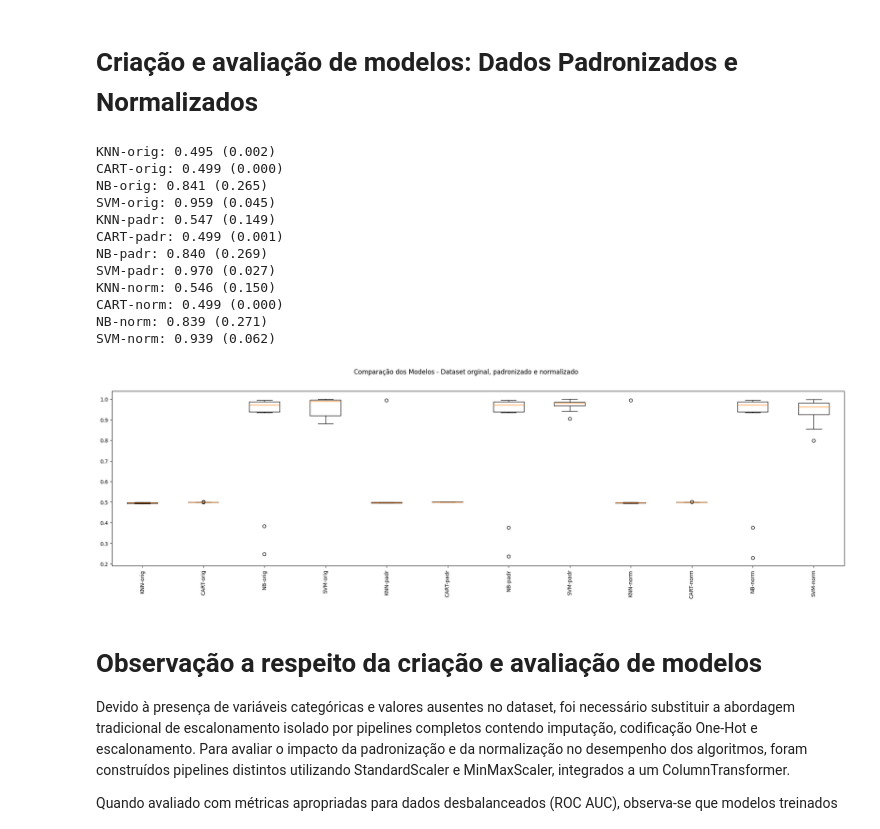
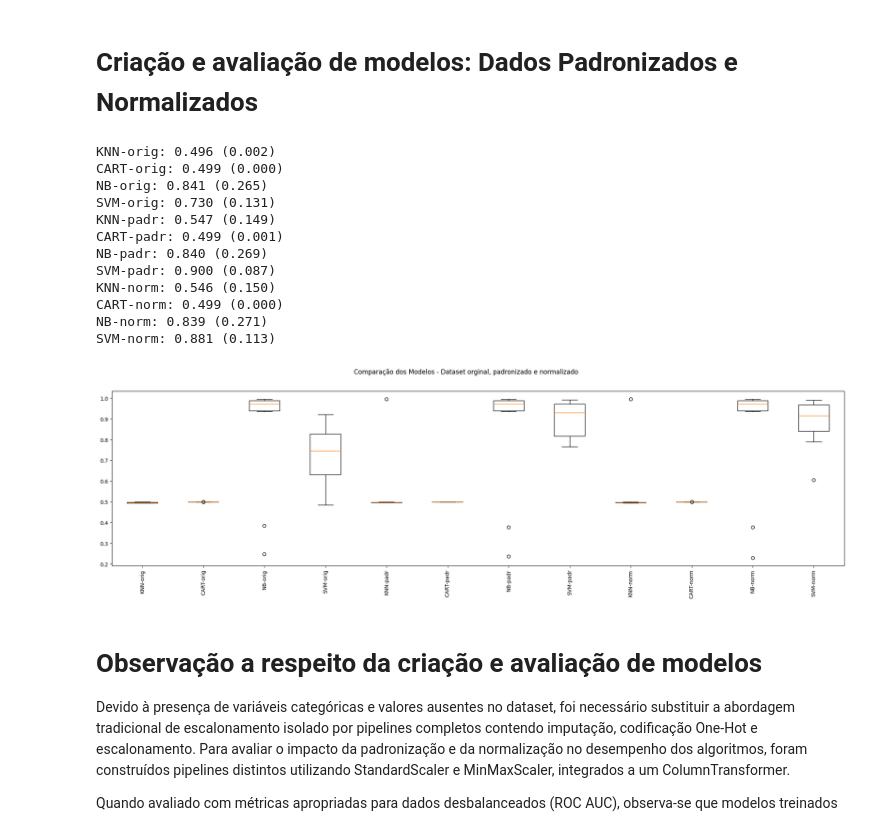
Before and after one commit to sergio-mpm/api-fullstack-compra-inteligente, a Jupyter notebook: MVP_ModeloPreditivo_SGMPM.ipynb, the cells around one changed output. Saved outputs shown, nothing was run; the diff lists cells and outputs as text; code cells hidden in the pictures.

```diff
--- a/MVP_ModeloPreditivo_SGMPM.ipynb
+++ b/MVP_ModeloPreditivo_SGMPM.ipynb
@@ -297,7 +252,7 @@ preprocessor = ColumnTransformer(
 )
 pipeline_svm = Pipeline(steps=[
     ("preprocessor", preprocessor),
-    ("model", SVC(probability=True, random_state=seed, class_weight='balanced'))
+    ("model", SVC(probability=True, random_state=seed))
 ])
 pipeline_knn = Pipeline(steps=[
     ("preprocessor", preprocessor),
@@ -456,7 +411,7 @@ pipelines.append((
     "SVM-orig",
     Pipeline([
         ("preprocessor", preprocessor_original),
-        ("model", SVC(probability=True, random_state=seed, class_weight='balanced'))
+        ("model", SVC(probability=True, random_state=seed))
     ])
 ))
 
@@ -488,7 +443,7 @@ pipelines.append((
     "SVM-padr",
     Pipeline([
         ("preprocessor", preprocessor_standard),
-        ("model", SVC(probability=True, random_state=seed, class_weight='balanced'))
+        ("model", SVC(probability=True, random_state=seed))
     ])
 ))
 
@@ -520,40 +475,40 @@ pipelines.append((
     "SVM-norm",
     Pipeline([
         ("preprocessor", preprocessor_minmax),
-        ("model", SVC(probability=True, random_state=seed, class_weight='balanced'))
+        ("model", SVC(probability=True, random_state=seed))
     ])
 ))
 for name, model in pipelines:
     cv_results = cross_val_score(model,
                                  X_train,
                                  Y_train,
                                  cv=kfold,
                                  scoring=scoring)
     results.append(cv_results)
     names.append(name)
     msg = f"{name}: {cv_results.mean():.3f} ({cv_results.std():.3f})" # formatando para 3 casas decimais
     print(msg)
 
 fig = plt.figure(figsize=(25,6))
 fig.suptitle('Comparação dos Modelos - Dataset orginal, padronizado e normalizado')
 ax = fig.add_subplot(111)
 plt.boxplot(results)
 ax.set_xticklabels(names, rotation=90)
 plt.show()
 # %% [output]
-KNN-orig: 0.495 (0.002)
+KNN-orig: 0.496 (0.002)
 CART-orig: 0.499 (0.000)
 NB-orig: 0.841 (0.265)
-SVM-orig: 0.959 (0.045)
+SVM-orig: 0.730 (0.131)
 KNN-padr: 0.547 (0.149)
 CART-padr: 0.499 (0.001)
 NB-padr: 0.840 (0.269)
-SVM-padr: 0.970 (0.027)
+SVM-padr: 0.900 (0.087)
 KNN-norm: 0.546 (0.150)
 CART-norm: 0.499 (0.000)
 NB-norm: 0.839 (0.271)
-SVM-norm: 0.939 (0.062)
+SVM-norm: 0.881 (0.113)
-[figure, old version]
+[figure, new version]
 # %% [markdown]
 # Observação a respeito da criação e avaliação de modelos
 
```
Also changed, not shown: parts of 17 cells of this notebook, 4 other files.
